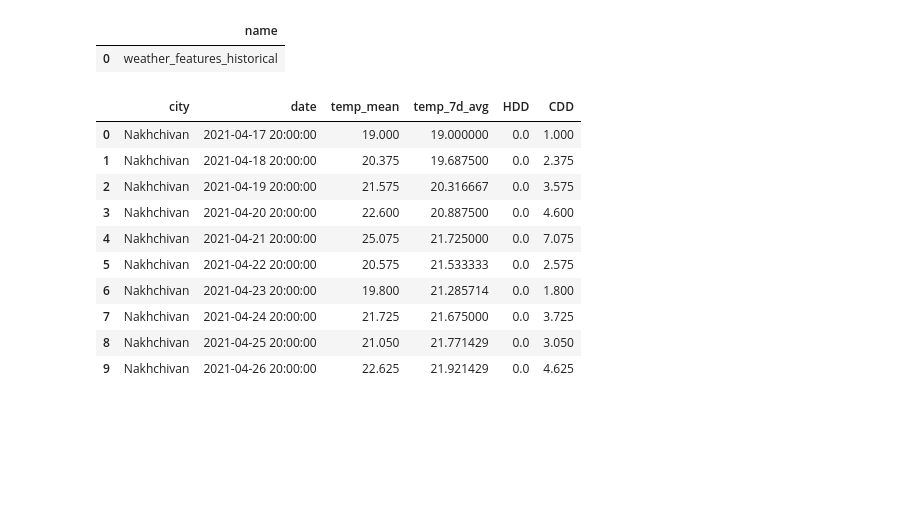
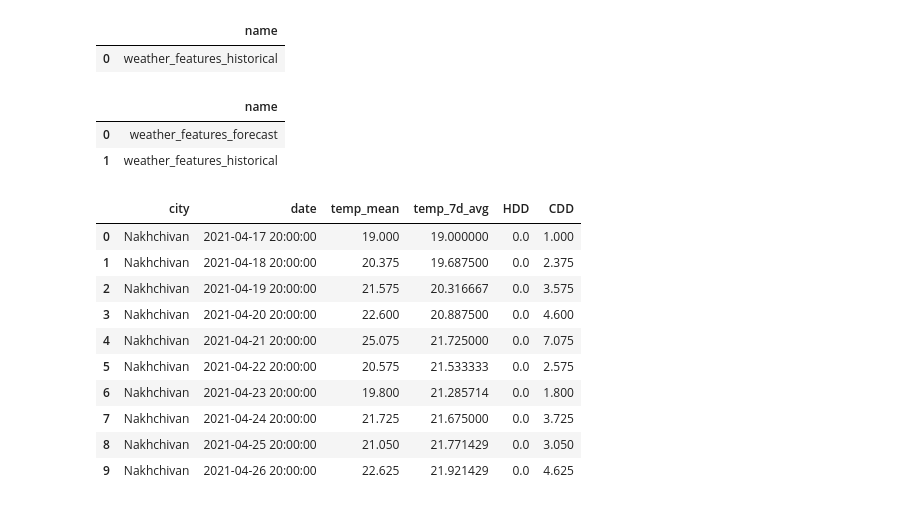
Before and after one commit to ShamilAliyew/weather-intelligence-pipeline-team, a Jupyter notebook: notebooks/day_04_cleaning.ipynb, the cells around one changed output. Drawn from its saved outputs; the diff is of its cells as text; code cells hidden in the pictures; blank space fills up the shorter version.

Commit message:
forecast features tables added to analytics schema

```diff
--- a/notebooks/day_04_cleaning.ipynb
+++ b/notebooks/day_04_cleaning.ipynb
@@ -425,3 +426,9 @@ create_base_features_historical(conn)
+# %%
+conn.execute("SHOW TABLES FROM analytics;").df()
+# %% [output]
+|  | name |
+| 0 | weather_features_forecast |
+| 1 | weather_features_historical |
 # %%
 conn.execute("""
 SELECT
```
Also changed, not shown: parts of 1 cell of this notebook, 1 other file.
